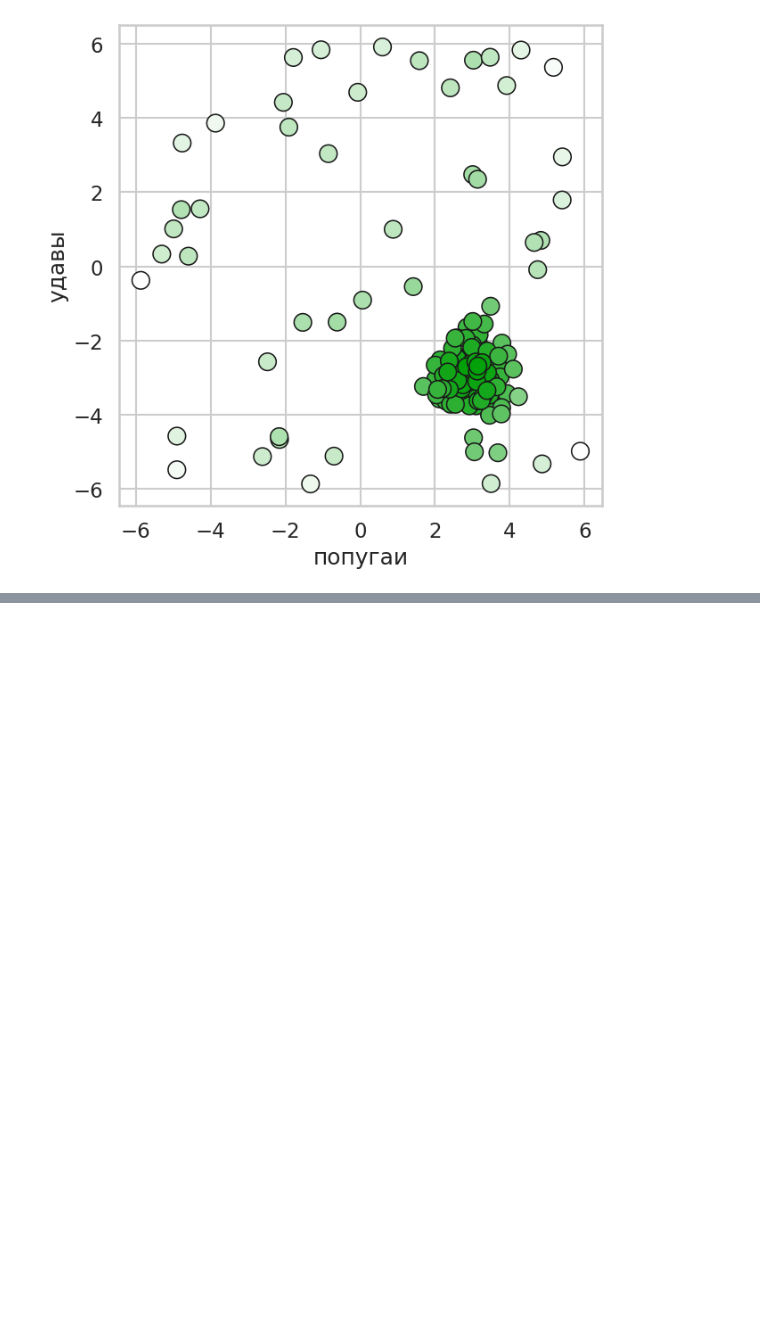
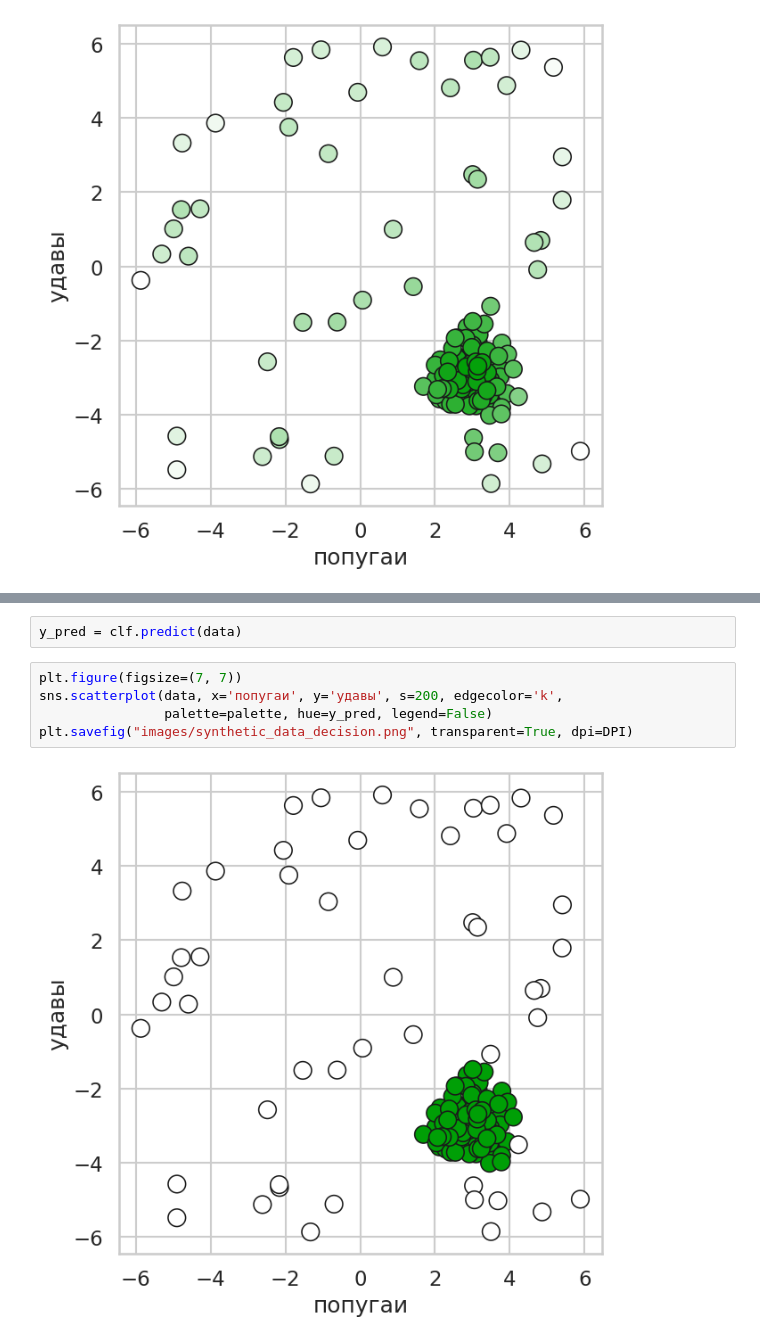
Before and after one commit to onixlas/phd-2025-anomaly-detection, a Jupyter notebook: sample-data-iforest.ipynb, the cells around one changed output, grey strips where cells are left out. Cells and saved outputs as stored; diff of their text form; blank space fills up the shorter version.

```diff
--- a/sample-data-iforest.ipynb
+++ b/sample-data-iforest.ipynb
@@ -95,0 +96,9 @@ plt.savefig("images/anomaly_score_histogram.png", transparent=True, dpi=DPI)
+# %%
+y_pred = clf.predict(data)
+# %%
+plt.figure(figsize=(7, 7))
+sns.scatterplot(data, x='попугаи', y='удавы', s=200, edgecolor='k',
+                palette=palette, hue=y_pred, legend=False)
+plt.savefig("images/synthetic_data_decision.png", transparent=True, dpi=DPI)
+# %% [output]
+[figure, added]
```
Also changed, not shown: parts of 5 cells of this notebook, 3 other files.
